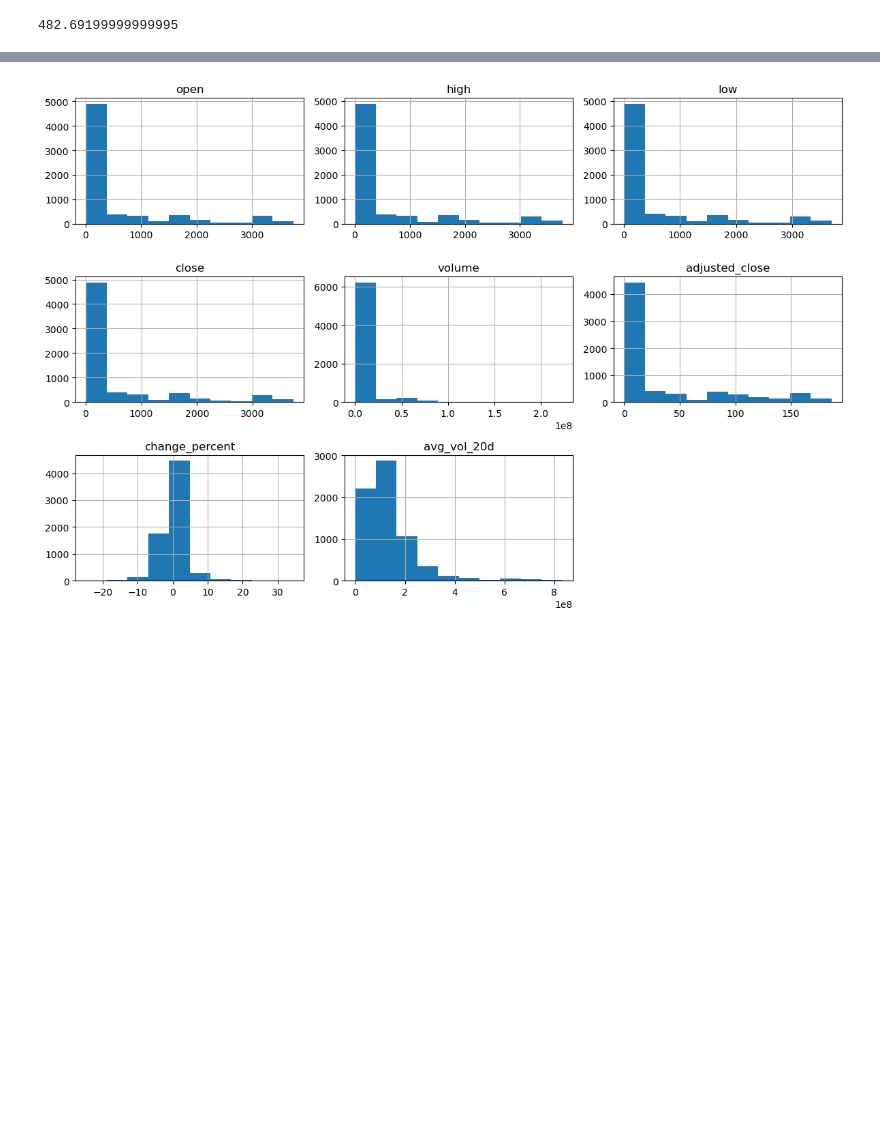
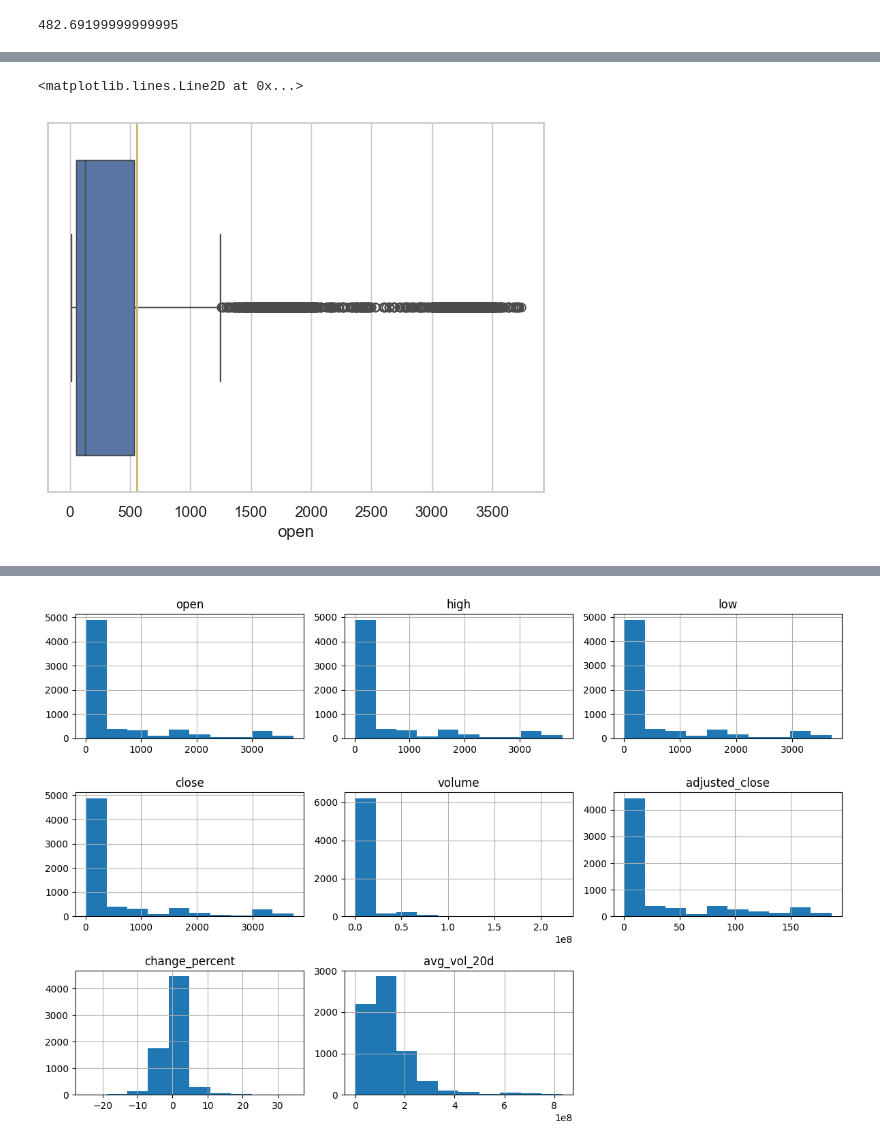
Before and after one commit to ancarye/proyecto_mod_3, a Jupyter notebook: proyecto_modulo_3.ipynb, the cells around one changed output, grey strips where cells are left out. Cells and saved outputs as stored; diff of their text form; code cells hidden in the pictures; blank space fills up the shorter version.

```diff
--- a/proyecto_modulo_3.ipynb
+++ b/proyecto_modulo_3.ipynb
@@ -188,0 +223,7 @@ df["open"].quantile(0.75) - df["open"].quantile(0.25)
+# %%
+sns.set(style="whitegrid")
+sns.boxplot(x=df['open'])
+plt.axvline(df['open'].mean(), c='y')
+# %% [output]
+<matplotlib.lines.Line2D at 0x...>
+[figure, added]
```
Also changed, not shown: parts of 19 cells of this notebook.
